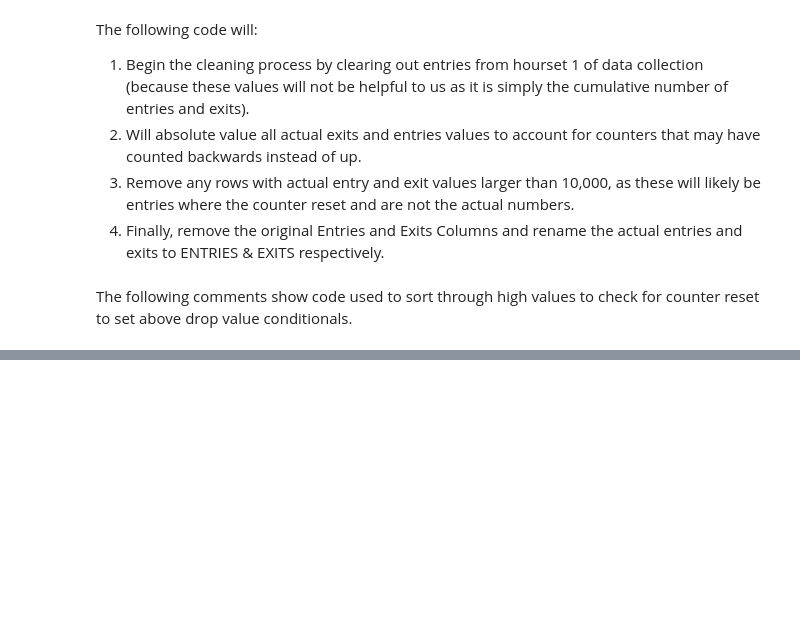
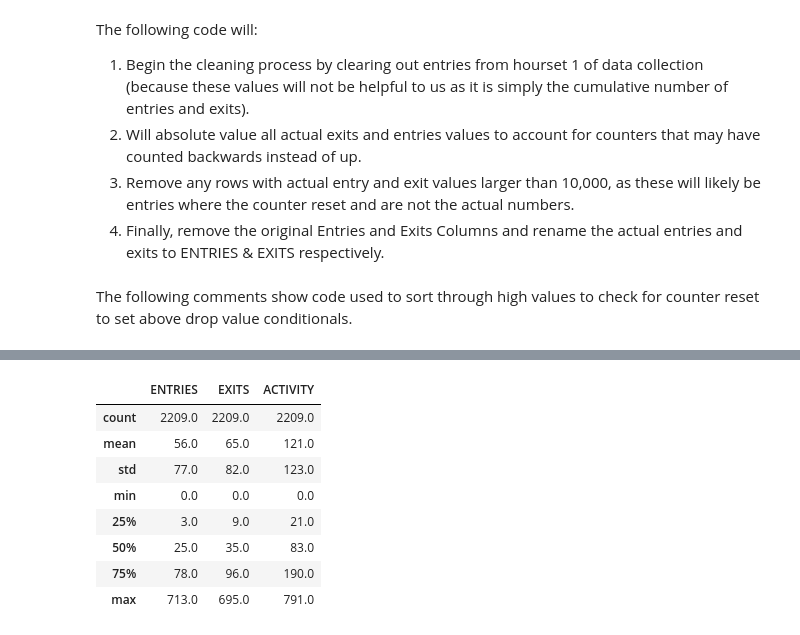
Before and after one commit to mehiks11/MTA_Reduced_Risk_Travel, a Jupyter notebook: Metis_MTA_Project_Code.ipynb, the cells around one changed output, grey strips where cells are left out. Saved outputs shown, nothing was run; the diff lists cells and outputs as text; code cells hidden in the pictures; blank space fills up the shorter version.

```diff
--- a/Metis_MTA_Project_Code.ipynb
+++ b/Metis_MTA_Project_Code.ipynb
@@ -324,0 +272,13 @@ memory usage: 33.8+ MB
+# %%
+#2.
+station_59_st[['ENTRIES','EXITS','ACTIVITY']].describe().round()
+# %% [output]
+|  | ENTRIES | EXITS | ACTIVITY |
+| count | 2209.0 | 2209.0 | 2209.0 |
+| mean | 56.0 | 65.0 | 121.0 |
+| std | 77.0 | 82.0 | 123.0 |
+| min | 0.0 | 0.0 | 0.0 |
+| 25% | 3.0 | 9.0 | 21.0 |
+| 50% | 25.0 | 35.0 | 83.0 |
+| 75% | 78.0 | 96.0 | 190.0 |
+| max | 713.0 | 695.0 | 791.0 |
```
Also changed, not shown: parts of 14 cells of this notebook, 16 other files.
